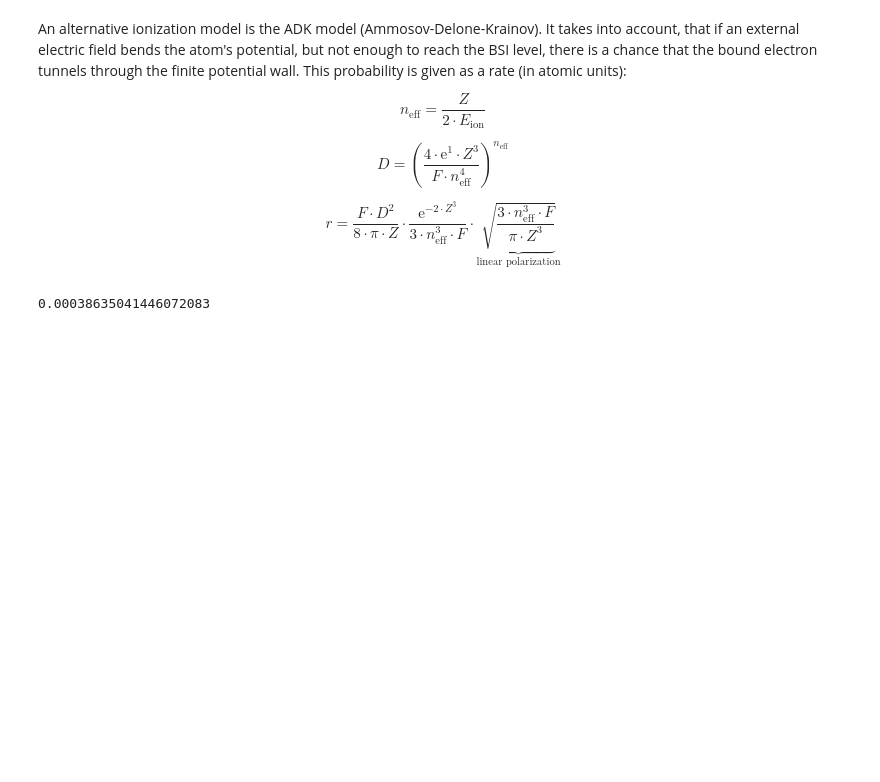
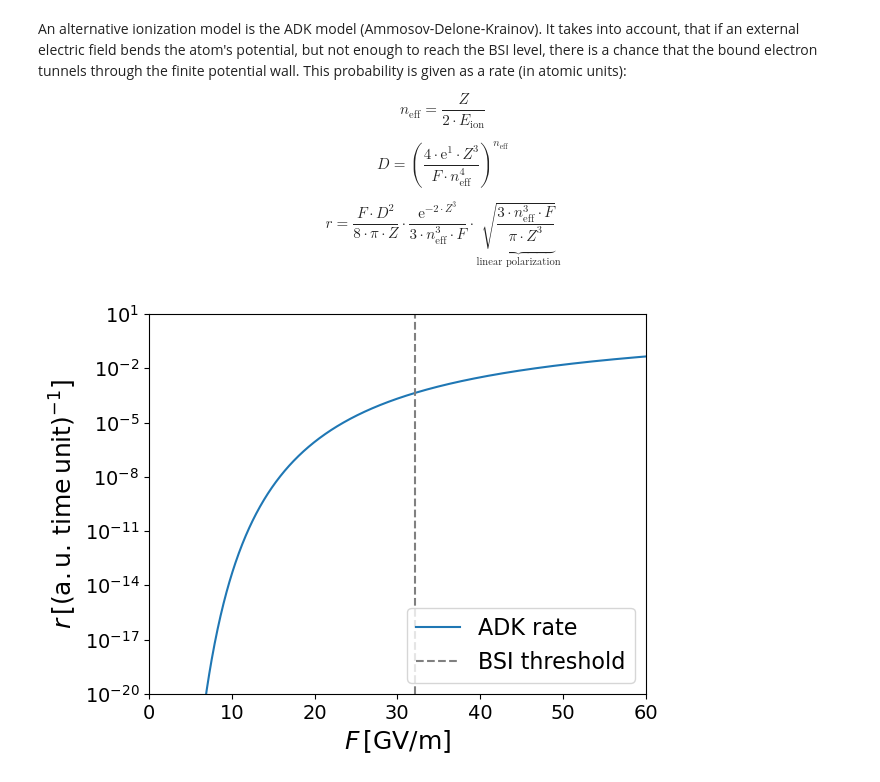
Before and after one commit to PrometheusPi/LPA_tutorial, a Jupyter notebook: IonizationByLasers.ipynb, the cells around one changed output. Drawn from its saved outputs; the diff is of its cells as text; code cells hidden in the pictures; blank space fills up the shorter version.

Commit message:
add plot ADK rate vs. BSO threshold

```diff
--- a/IonizationByLasers.ipynb
+++ b/IonizationByLasers.ipynb
@@ -122,6 +122,26 @@ def ADKRate_linear(Z, E_ion_AU, F):
     rate = np.nan_to_num(rate) # safety if F~0
     return rate
 # %%
-ADKRate_linear(1, E_ion_AU, F_ion_AU*0.99)
+F_array = np.linspace(0.1*F_ion_AU, 2*F_ion_AU, 1024)
+r_array = ADKRate_linear(1, E_ion_AU, F_array)
+
+plt.plot(F_array * F_AU /1e9 , r_array, label="ADK rate")
+
+BSI_treashold_GVm = F_ion_AU * F_AU /1e9
+plt.plot([BSI_treashold_GVm,BSI_treashold_GVm], [1e-20, 1e1], color="gray", ls="--", label="BSI threshold")
+
+plt.xlabel(r"$F\, \mathrm{[GV/m]}$", fontsize=18)
+plt.xticks(fontsize=14)
+plt.xlim(0, 60)
+
+plt.ylabel(r"$r \, \mathrm{[(a.u.\, time\, unit)}^{-1}\mathrm{]}$", fontsize=18)
+plt.yticks(fontsize=14)
+plt.yscale("log")
+plt.ylim(1e-20, 1e1)
+
+plt.legend(loc=4, fontsize=16)
+
+plt.tight_layout()
+plt.show()
 # %% [output]
-0.00038635041446072083
+[figure, added]
```
